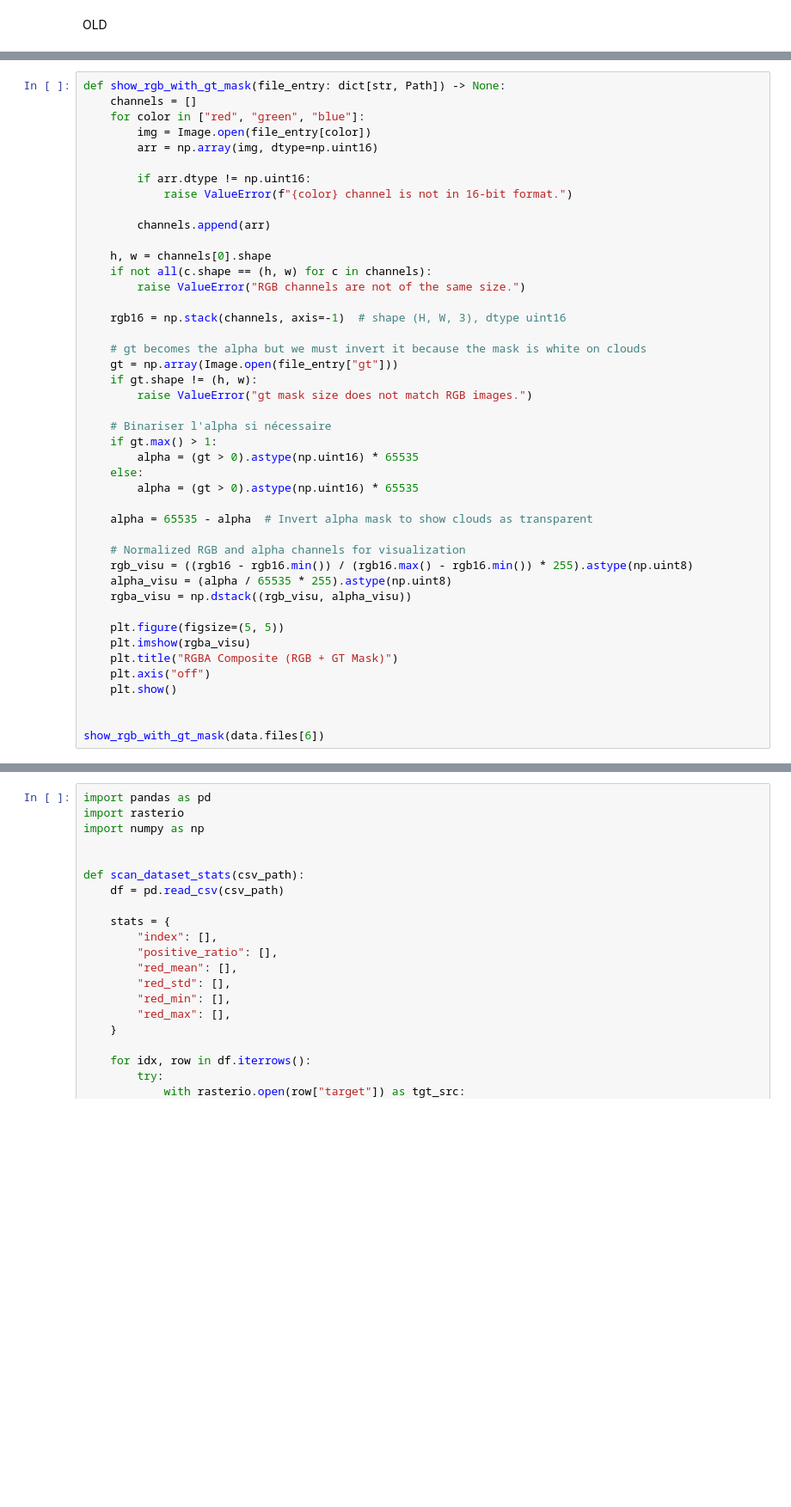
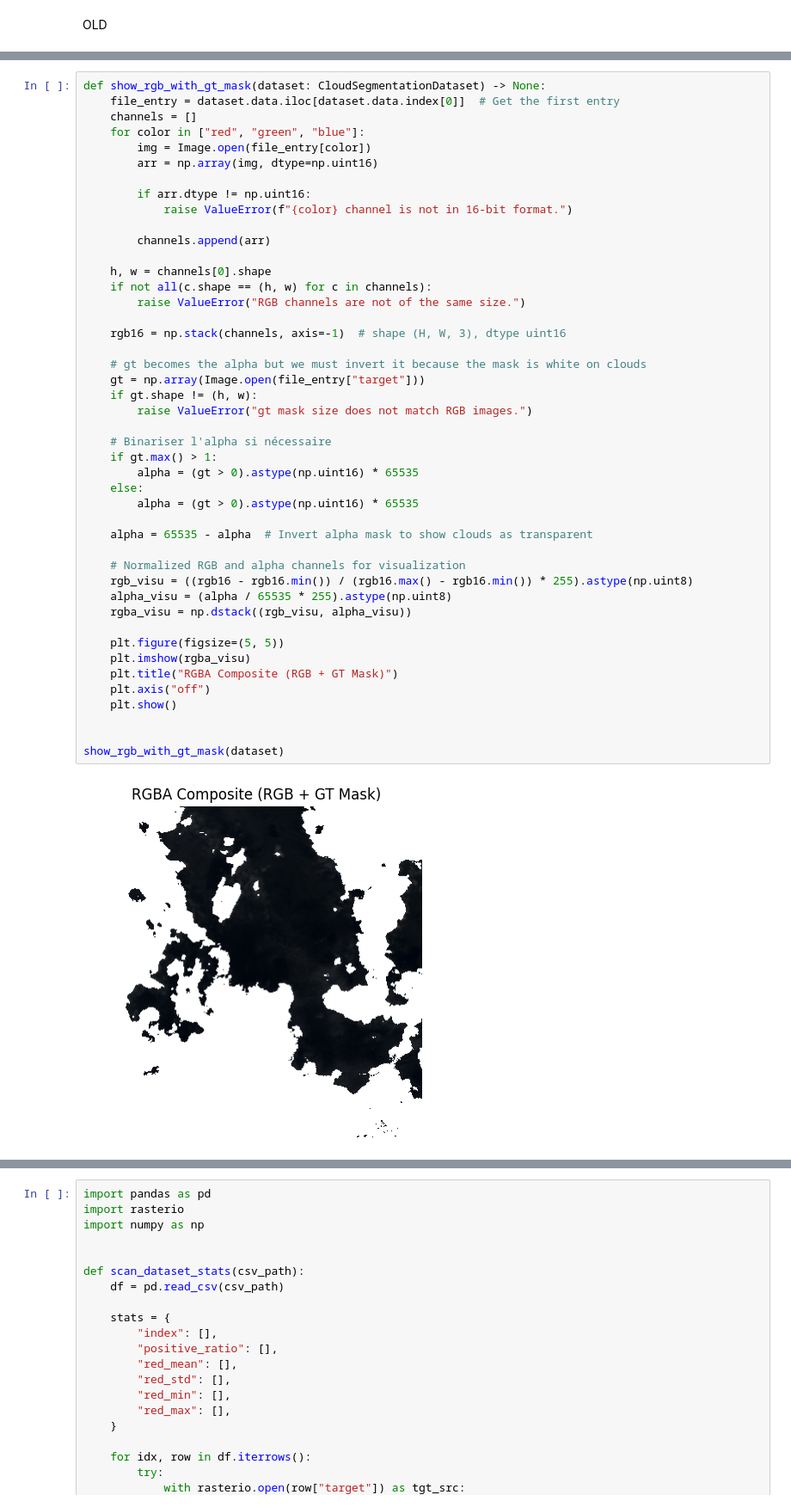
Before and after one commit to tristanGIANDO/satellite, a Jupyter notebook: satellite/exploration/visualisation.ipynb, the cells around one changed output, grey strips where cells are left out. Shown at 86% size. Drawn from its saved outputs; the diff is of its cells as text; blank space fills up the shorter version.

```diff
--- a/satellite/exploration/visualisation.ipynb
+++ b/satellite/exploration/visualisation.ipynb
@@ -111,5 +119,6 @@ show_rgb_composite(data.files[6])
 # %%
-def show_rgb_with_gt_mask(file_entry: dict[str, Path]) -> None:
+def show_rgb_with_gt_mask(dataset: CloudSegmentationDataset) -> None:
+    file_entry = dataset.data.iloc[dataset.data.index[0]]  # Get the first entry
     channels = []
     for color in ["red", "green", "blue"]:
         img = Image.open(file_entry[color])
@@ -123,32 +132,34 @@ def show_rgb_with_gt_mask(file_entry: dict[str, Path]) -> None:
     h, w = channels[0].shape
     if not all(c.shape == (h, w) for c in channels):
         raise ValueError("RGB channels are not of the same size.")
 
     rgb16 = np.stack(channels, axis=-1)  # shape (H, W, 3), dtype uint16
 
     # gt becomes the alpha but we must invert it because the mask is white on clouds
-    gt = np.array(Image.open(file_entry["gt"]))
+    gt = np.array(Image.open(file_entry["target"]))
     if gt.shape != (h, w):
         raise ValueError("gt mask size does not match RGB images.")
 
     # Binariser l'alpha si nécessaire
     if gt.max() > 1:
         alpha = (gt > 0).astype(np.uint16) * 65535
     else:
         alpha = (gt > 0).astype(np.uint16) * 65535
 
     alpha = 65535 - alpha  # Invert alpha mask to show clouds as transparent
 
     # Normalized RGB and alpha channels for visualization
     rgb_visu = ((rgb16 - rgb16.min()) / (rgb16.max() - rgb16.min()) * 255).astype(np.uint8)
     alpha_visu = (alpha / 65535 * 255).astype(np.uint8)
     rgba_visu = np.dstack((rgb_visu, alpha_visu))
 
     plt.figure(figsize=(5, 5))
     plt.imshow(rgba_visu)
     plt.title("RGBA Composite (RGB + GT Mask)")
     plt.axis("off")
     plt.show()
 
 
-show_rgb_with_gt_mask(data.files[6])
+show_rgb_with_gt_mask(dataset)
+# %% [output]
+[figure, added]
```
Also changed, not shown: parts of 2 cells of this notebook, 33 other files.
